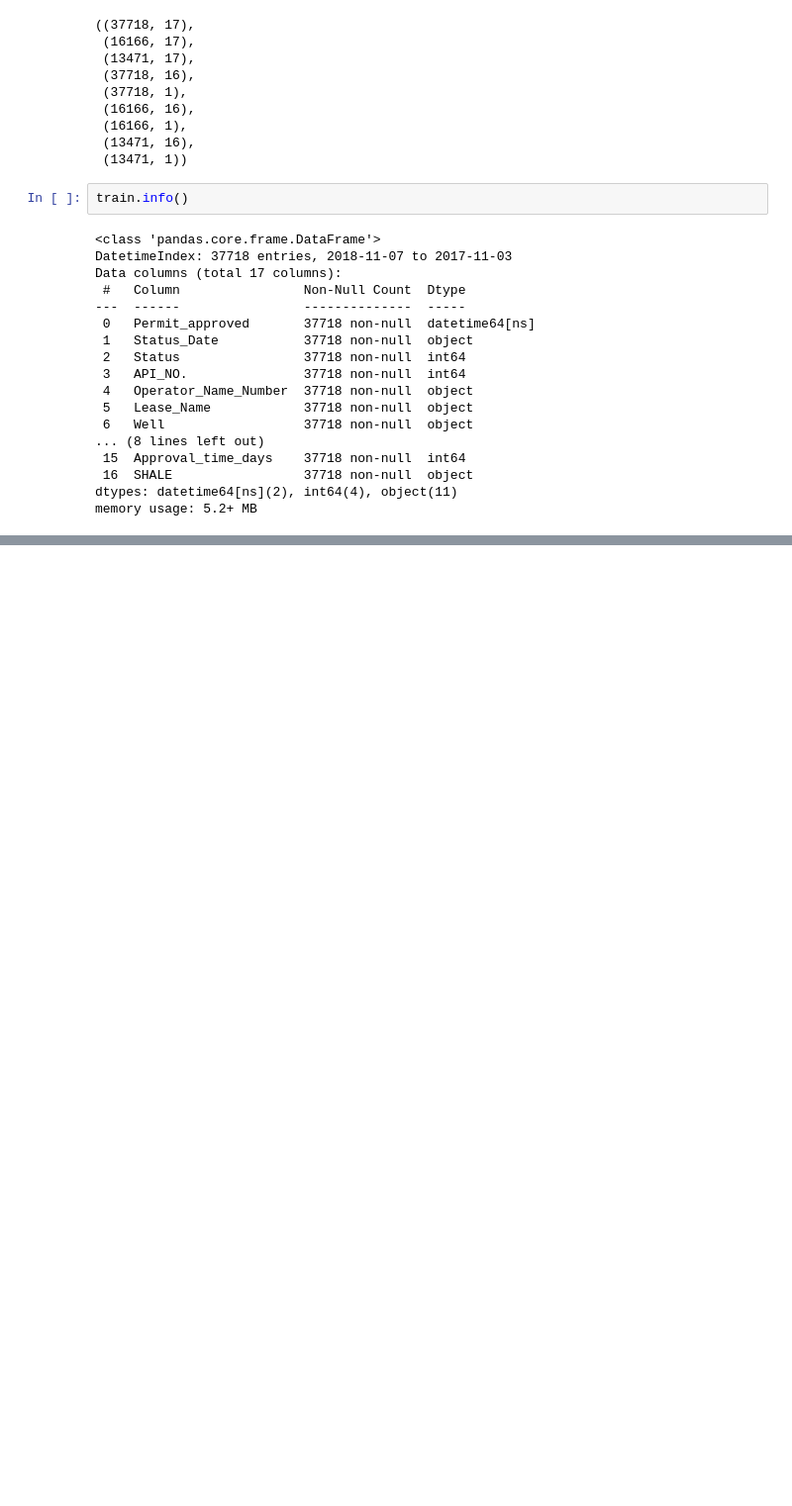
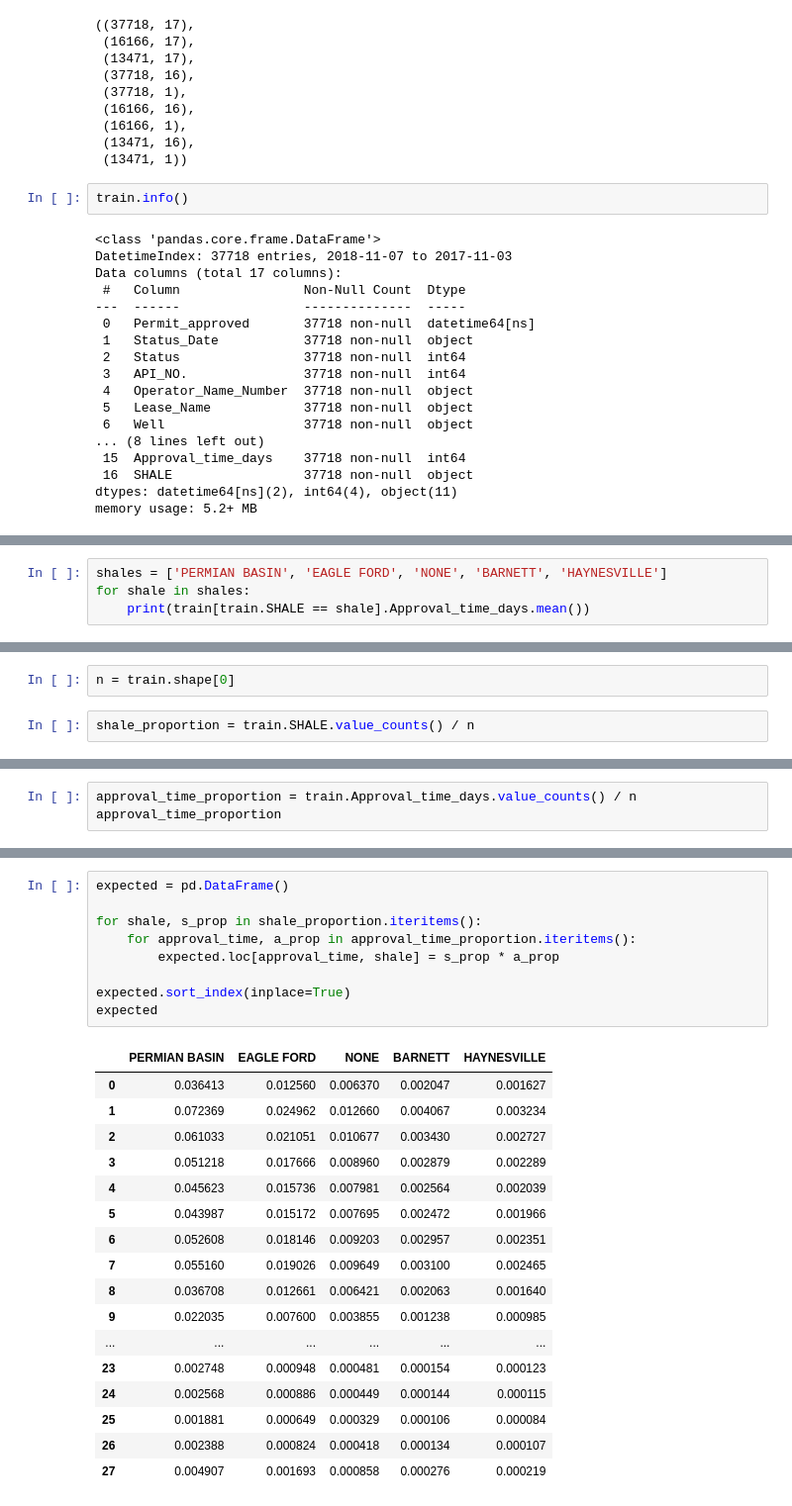
Before and after one commit to brianclements03/Individual_Project, a Jupyter notebook: EXPLORE.ipynb, the cells around one changed output, grey strips where cells are left out. Shown at 99% size. Cells and saved outputs as stored; diff of their text form; blank space fills up the shorter version.

```diff
--- a/EXPLORE.ipynb
+++ b/EXPLORE.ipynb
@@ -597,0 +667,4 @@ We reject $H_{0}$
+# %%
+shales = ['PERMIAN BASIN', 'EAGLE FORD', 'NONE', 'BARNETT', 'HAYNESVILLE']
+for shale in shales:
+    print(train[train.SHALE == shale].Approval_time_days.mean())
@@ -597,0 +732,4 @@ We reject $H_{0}$
+# %%
+n = train.shape[0]
+# %%
+shale_proportion = train.SHALE.value_counts() / n
@@ -597,0 +745,3 @@ We reject $H_{0}$
+# %%
+approval_time_proportion = train.Approval_time_days.value_counts() / n
+approval_time_proportion
@@ -597,0 +766,27 @@ We reject $H_{0}$
+# %%
+expected = pd.DataFrame()
+
+for shale, s_prop in shale_proportion.iteritems():
+    for approval_time, a_prop in approval_time_proportion.iteritems():
+        expected.loc[approval_time, shale] = s_prop * a_prop
+
+expected.sort_index(inplace=True)
+expected
+# %% [output]
+|  | PERMIAN BASIN | EAGLE FORD | NONE | BARNETT | HAYNESVILLE |
+| 0 | 0.036413 | 0.012560 | 0.006370 | 0.002047 | 0.001627 |
+| 1 | 0.072369 | 0.024962 | 0.012660 | 0.004067 | 0.003234 |
+| 2 | 0.061033 | 0.021051 | 0.010677 | 0.003430 | 0.002727 |
+| 3 | 0.051218 | 0.017666 | 0.008960 | 0.002879 | 0.002289 |
+| 4 | 0.045623 | 0.015736 | 0.007981 | 0.002564 | 0.002039 |
+| 5 | 0.043987 | 0.015172 | 0.007695 | 0.002472 | 0.001966 |
+| 6 | 0.052608 | 0.018146 | 0.009203 | 0.002957 | 0.002351 |
+| 7 | 0.055160 | 0.019026 | 0.009649 | 0.003100 | 0.002465 |
+| 8 | 0.036708 | 0.012661 | 0.006421 | 0.002063 | 0.001640 |
+| 9 | 0.022035 | 0.007600 | 0.003855 | 0.001238 | 0.000985 |
+| ... | ... | ... | ... | ... | ... |
+| 23 | 0.002748 | 0.000948 | 0.000481 | 0.000154 | 0.000123 |
+| 24 | 0.002568 | 0.000886 | 0.000449 | 0.000144 | 0.000115 |
+| 25 | 0.001881 | 0.000649 | 0.000329 | 0.000106 | 0.000084 |
+| 26 | 0.002388 | 0.000824 | 0.000418 | 0.000134 | 0.000107 |
+| 27 | 0.004907 | 0.001693 | 0.000858 | 0.000276 | 0.000219 |
```
Also changed, not shown: parts of 95 cells of this notebook.
